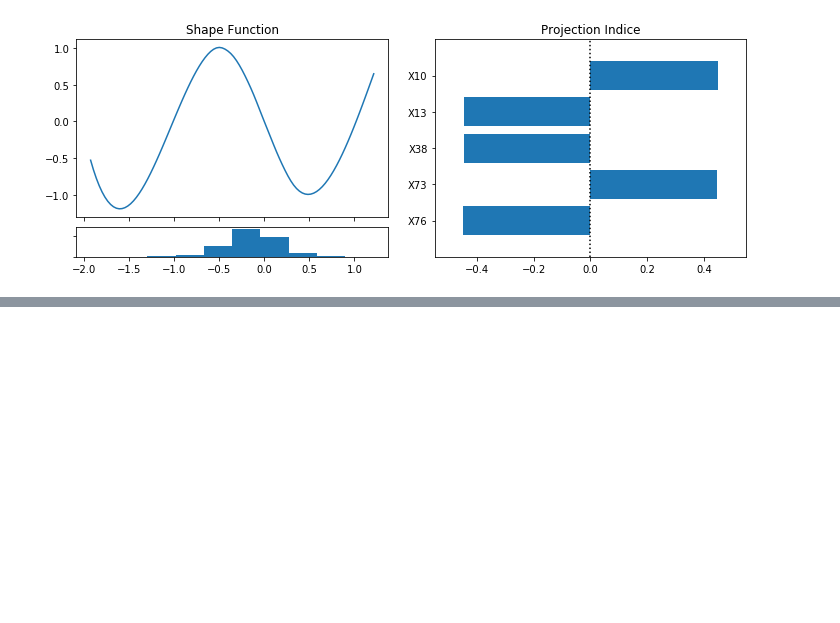
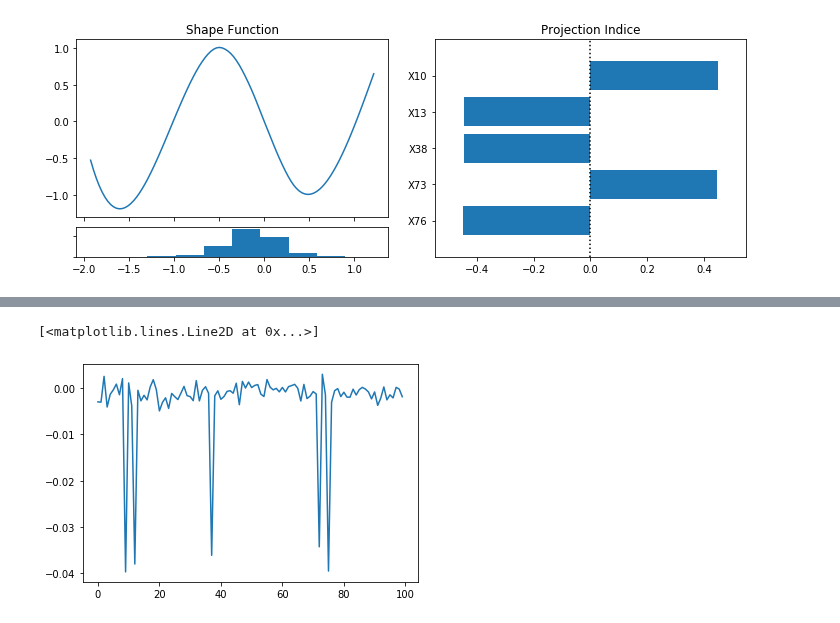
Before and after one commit to ZebinYang/pysim, a Jupyter notebook: example/SIM Regression by Stein's Method.ipynb, the cells around one changed output, grey strips where cells are left out. Drawn from its saved outputs; the diff is of its cells as text; code cells hidden in the pictures; blank space fills up the shorter version.

```diff
--- a/example/SIM Regression by Stein's Method.ipynb
+++ b/example/SIM Regression by Stein's Method.ipynb
@@ -243,0 +354,15 @@ clf.visualize()
+# %%
+theta_0 = clf.beta_
+xb = np.dot(tr_x, theta_0)
+if is_regressor(clf):
+    r = tr_y - clf.shape_fit_.predict(xb)
+elif is_classifier(clf):
+    r = tr_y - clf.shape_fit_.predict_proba(xb)
+
+loss_func = lambda beta: clf.shape_fit_.get_loss(tr_y, clf.shape_fit_.predict(np.dot(tr_x, beta)), sample_weight[idx1])
+grad = lambda beta: np.average((- clf.shape_fit_.diff(np.dot(tr_x, beta), order=1) *\
+                                  (tr_y - clf.shape_fit_.predict(np.dot(tr_x, beta)))).reshape(-1, 1) * tr_x, axis=0,
+                   weights=sample_weight[idx1])
+theta_0 = scipy.optimize.minimize(loss_func, x0=np.zeros(100), jac=grad, method='BFGS',
+               options={'maxiter':1000, 'gtol': 1e-6, 'disp': True}).x
+theta_0
@@ -243,0 +392,5 @@ clf.visualize()
+# %%
+plt.plot(grad(np.zeros(100)))
+# %% [output]
+[<matplotlib.lines.Line2D at 0x...>]
+[figure, added]
```
Also changed, not shown: parts of 11 cells of this notebook, 1 other file.
